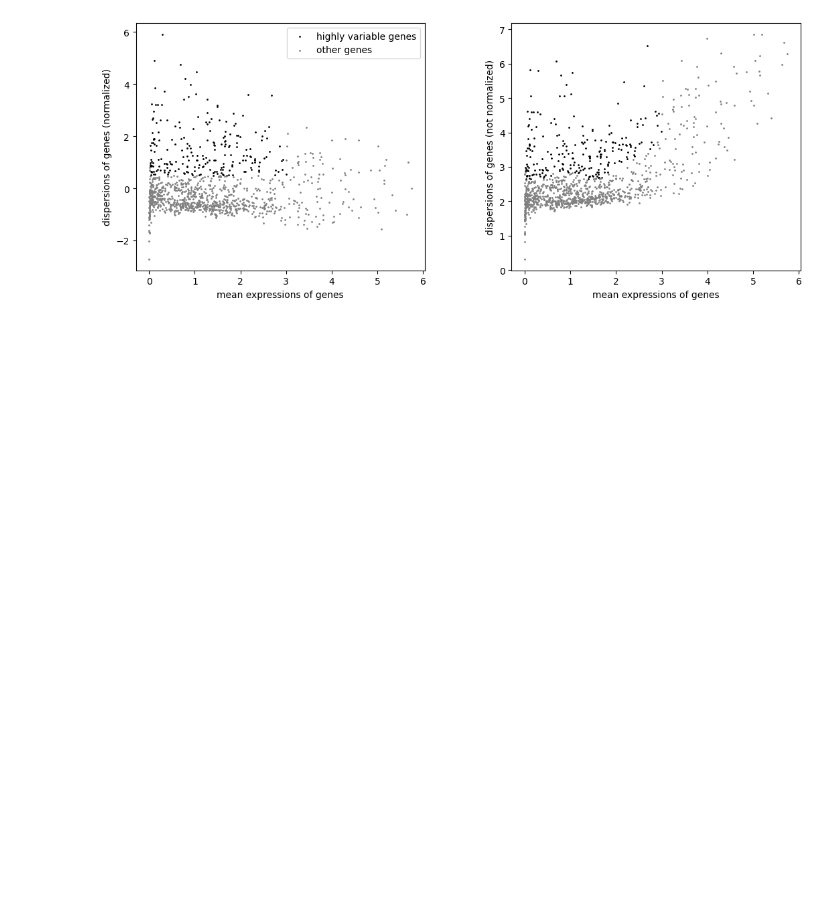
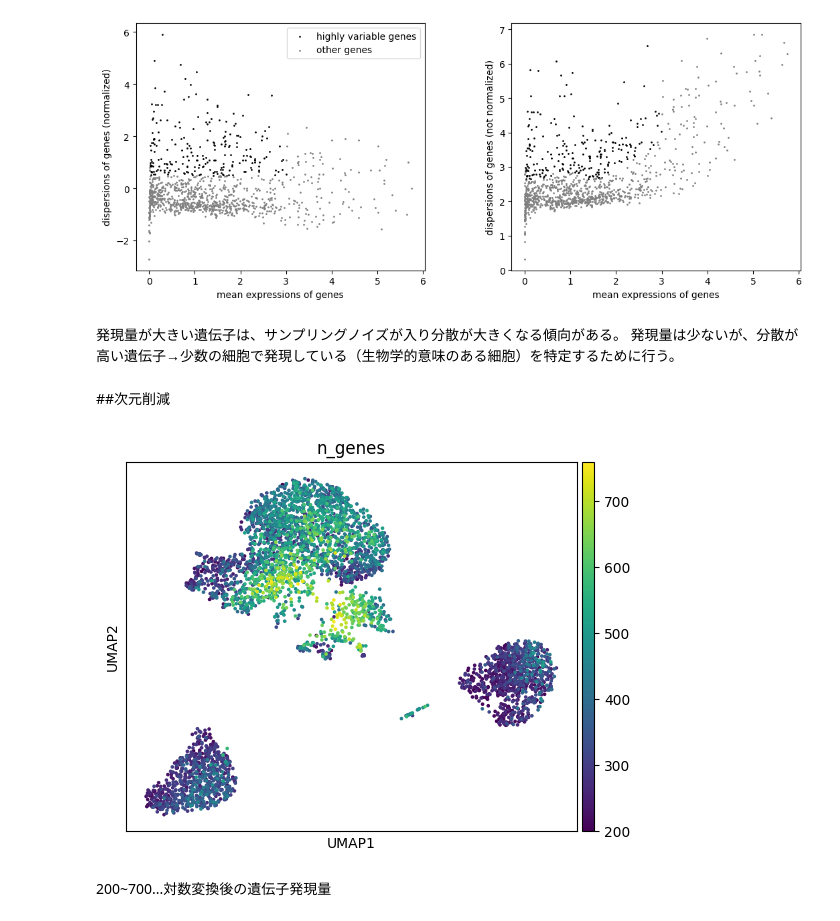
Before and after one commit to jamagiwa/Kaggle, a Jupyter notebook: GBM_scRNAseq.ipynb, the cells around one changed output. Drawn from its saved outputs; the diff is of its cells as text; code cells hidden in the pictures; blank space fills up the shorter version.

```diff
--- a/GBM_scRNAseq.ipynb
+++ b/GBM_scRNAseq.ipynb
@@ -201,3 +201,25 @@ sc.pp.highly_variable_genes(adata_fil, min_mean=0.0125, max_mean=3.0, min_disp=0
 sc.pl.highly_variable_genes(adata_fil)
 # %% [output]
 [figure]
+# %% [markdown]
+発現量が大きい遺伝子は、サンプリングノイズが入り分散が大きくなる傾向がある。
+発現量は少ないが、分散が高い遺伝子→少数の細胞で発現している（生物学的意味のある細胞）を特定するために行う。
+# %% [markdown]
+##次元削減
+# %%
+#PCAを行う
+#50次元に落とし込む
+sc.pp.pca(adata_fil, n_comps=50)
+
+# 近傍グラフを計算
+#dim(PCA)だとまだ次元数が大きい。高次元の距離を2~3次元に落とし込むアルゴリズム
+#近さの計算を行う。
+sc.pp.neighbors(adata_fil, n_neighbors=10, n_pcs=40)
+
+#UMAP
+sc.tl.umap(adata_fil)
+sc.pl.umap(adata_fil, color = "n_genes")
+# %% [output]
+[figure, added]
+# %% [markdown]
+200~700...対数変換後の遺伝子発現量
```
